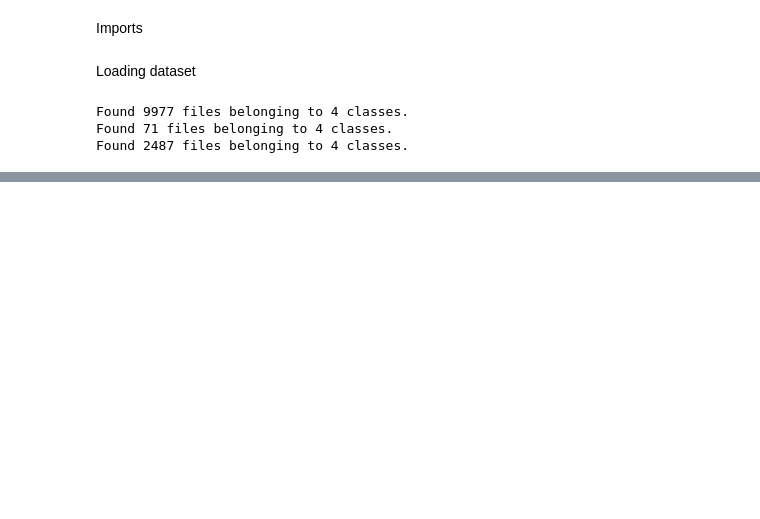
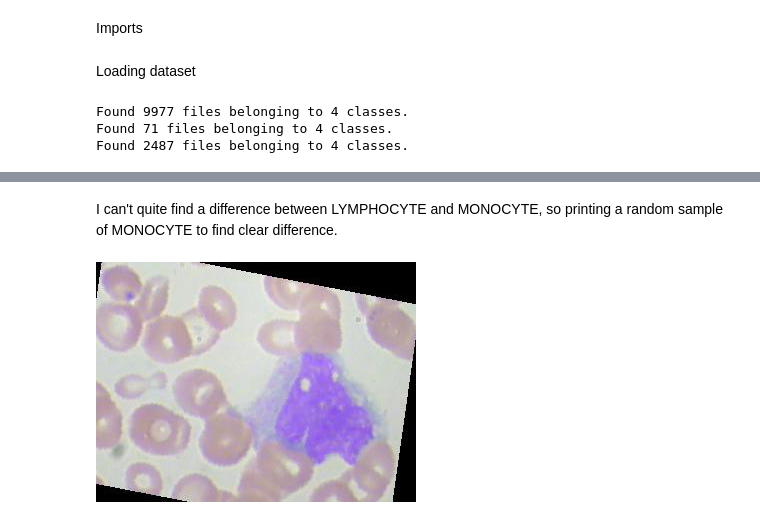
Before and after one commit to BlackCurrantDS/Data-Mining, a Jupyter notebook: Blood_Cell_Detection.ipynb, the cells around one changed output, grey strips where cells are left out. Cells and saved outputs as stored; diff of their text form; code cells hidden in the pictures; blank space fills up the shorter version.

```diff
--- a/Blood_Cell_Detection.ipynb
+++ b/Blood_Cell_Detection.ipynb
@@ -43,0 +69,9 @@ Found 2487 files belonging to 4 classes.
+# %% [markdown]
+I can't quite find a difference between LYMPHOCYTE and MONOCYTE, so printing a random sample of MONOCYTE to find clear difference.
+# %%
+#randomly selecting a sample from MONOCYTE
+image_mono = '/content/drive/MyDrive/Blood Cell classification/dataset2-master/dataset2-master/images/TRAIN/MONOCYTE/_0_435.jpeg'
+get_image_mono = PIL.Image.open(image_mono)
+get_image_mono
+# %% [output]
+[figure, added]
```
Also changed, not shown: parts of 5 cells of this notebook.
